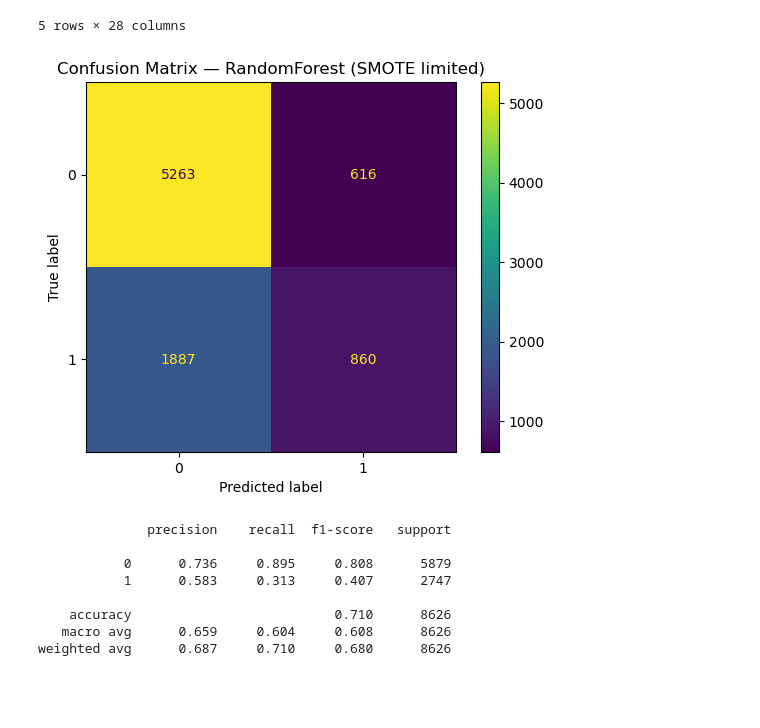
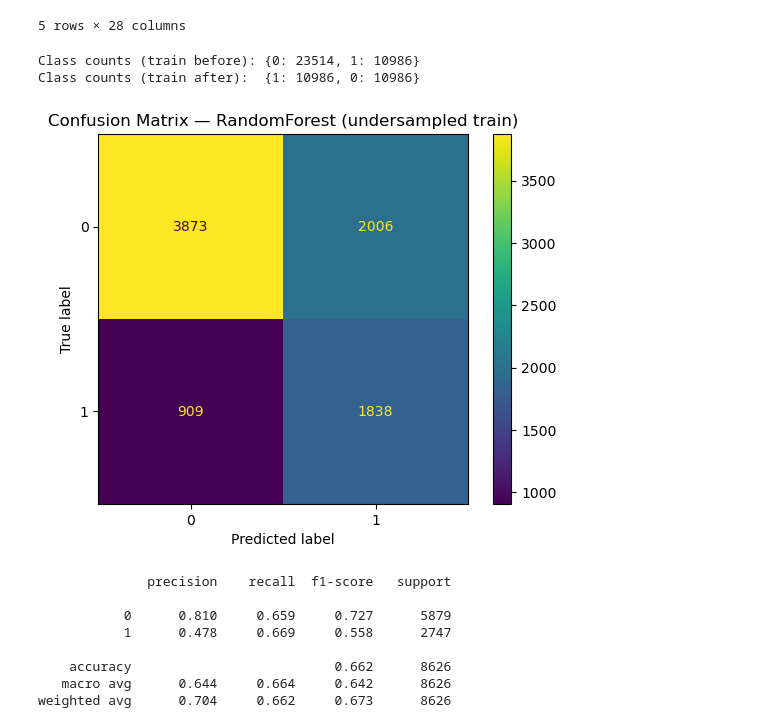
Before and after one commit to Iwanap1/auto-fpl, a Jupyter notebook: models/rand_forest/train.ipynb, the cells around one changed output. Drawn from its saved outputs; the diff is of its cells as text; code cells hidden in the pictures; blank space fills up the shorter version.

```diff
--- a/models/rand_forest/train.ipynb
+++ b/models/rand_forest/train.ipynb
@@ -37,49 +37,70 @@ df.head()
 | 4 | 1 | 2.0 | 1080.0 | 1150.0 | 3.0 | ... |
 5 rows × 28 columns
 # %%
-
 from sklearn.ensemble import RandomForestClassifier
 from sklearn.metrics import ConfusionMatrixDisplay, classification_report
 from sklearn.model_selection import train_test_split
+import numpy as np
 import pandas as pd
 import matplotlib.pyplot as plt
 
-
-y = df["didnt_blank"].values
+# Keep y as a Series so we can index by boolean masks
+y = df["didnt_blank"]
 X = df.drop(columns=["didnt_blank"])
 
-# Train/test split
+# Split first (test set stays representative, not balanced)
 X_train, X_test, y_train, y_test = train_test_split(
     X, y, test_size=0.2, random_state=42, stratify=y
 )
 
+# ---- Random undersample majority class on TRAIN only ----
+n_pos = (y_train == 1).sum()
+pos_idx = y_train[y_train == 1].index
+neg_idx = y_train[y_train == 0].index
 
-# Train Random Forest
+# Sample equal number of negatives as positives
+neg_idx_sample = np.random.default_rng(42).choice(neg_idx, size=n_pos, replace=False)
+
+# Combine and shuffle
+keep_idx = np.concatenate([pos_idx.values, neg_idx_sample])
+rng = np.random.default_rng(42)
+rng.shuffle(keep_idx)
+
+X_train_bal = X_train.loc[keep_idx]
+y_train_bal = y_train.loc[keep_idx]
+
+print("Class counts (train before):", y_train.value_counts().to_dict())
+print("Class counts (train after): ", y_train_bal.value_counts().to_dict())
+
+# ---- Train model on balanced training set ----
 clf = RandomForestClassifier(
     n_estimators=500,
+    max_depth=10,
+    min_samples_leaf=5,
     random_state=42,
     n_jobs=-1
 )
-clf.fit(X_train, y_train)
+clf.fit(X_train_bal, y_train_bal)
 
-# Predictions & evaluation
+# ---- Evaluate on untouched test set ----
 y_pred = clf.predict(X_test)
-
 ConfusionMatrixDisplay.from_estimator(clf, X_test, y_test)
-plt.title("Confusion Matrix — RandomForest (SMOTE limited)")
+plt.title("Confusion Matrix — RandomForest (undersampled train)")
 plt.show()
 
 print(classification_report(y_test, y_pred, digits=3))
 # %% [output]
+Class counts (train before): {0: 23514, 1: 10986}
+Class counts (train after):  {1: 10986, 0: 10986}
-[figure, old version]
+[figure, new version]
-              precision    recall  f1-score   support
-
-           0      0.736     0.895     0.808      5879
-           1      0.583     0.313     0.407      2747
-
-    accuracy                          0.710      8626
-   macro avg      0.659     0.604     0.608      8626
-weighted avg      0.687     0.710     0.680      8626
+              precision    recall  f1-score   support
+
+           0      0.810     0.659     0.727      5879
+           1      0.478     0.669     0.558      2747
+
+    accuracy                          0.662      8626
+   macro avg      0.644     0.664     0.642      8626
+weighted avg      0.704     0.662     0.673      8626
 # %%
 import pandas as pd
 import numpy as np
```
Also changed, not shown: parts of 1 cell of this notebook, 1 other file.
